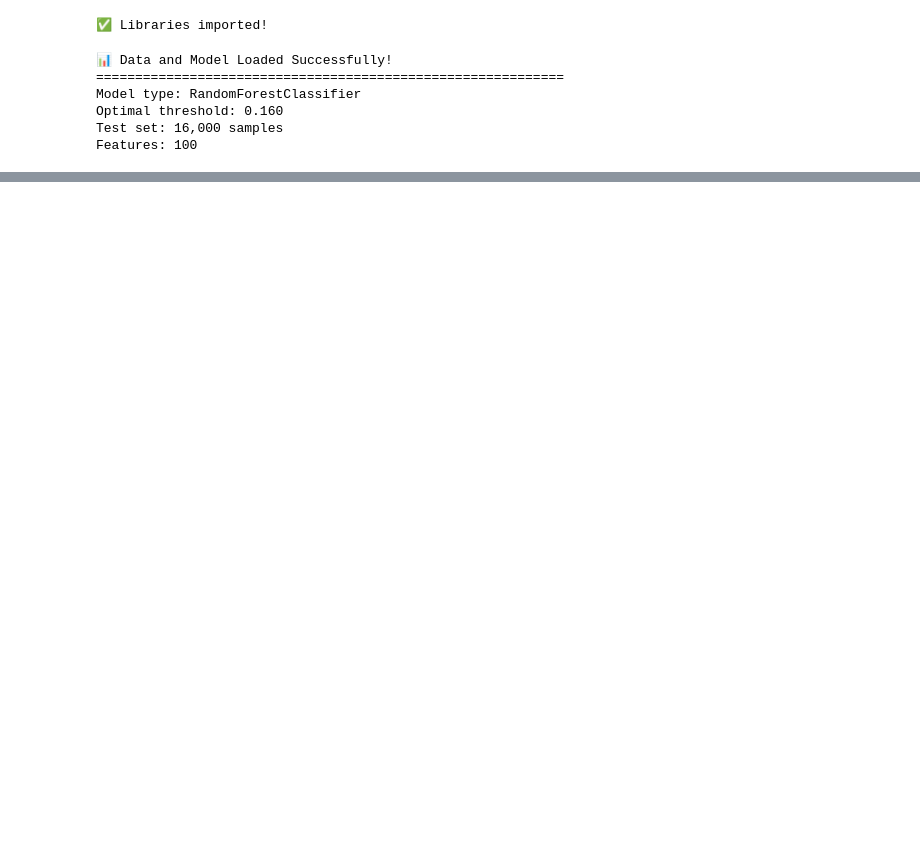
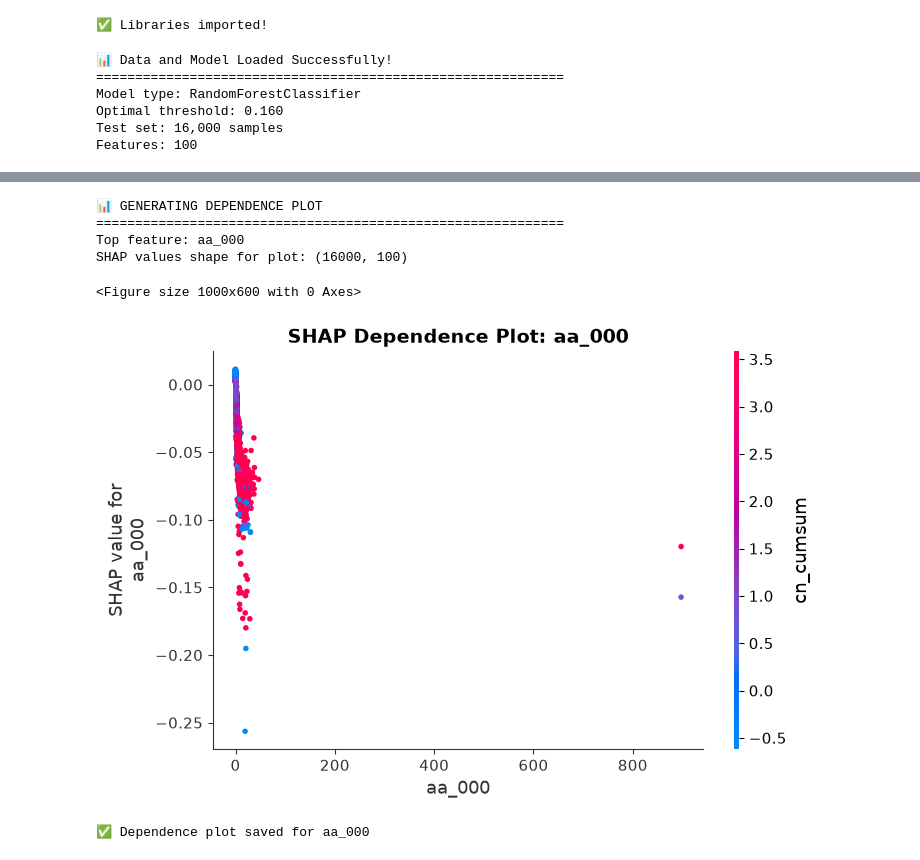
Before and after one commit to AbihaEhtisham/aps-failure-prediction, a Jupyter notebook: notebooks/04_Model_Interpretability.ipynb, the cells around one changed output, grey strips where cells are left out. Cells and saved outputs as stored; diff of their text form; code cells hidden in the pictures; blank space fills up the shorter version.

```diff
--- a/notebooks/04_Model_Interpretability.ipynb
+++ b/notebooks/04_Model_Interpretability.ipynb
@@ -174,0 +437,65 @@ print("\n✅ Feature importance saved!")
+# %%
+# ============================================================================
+# CELL 9: DEPENDENCE PLOT (Robust Version)
+# ============================================================================
+
+print("📊 GENERATING DEPENDENCE PLOT")
+print("="*60)
+
+try:
+    # Get top feature
+    feature_importance = pd.read_csv('../models/feature_importance.csv')
+    top_feature = feature_importance.iloc[0]['Feature']
+    print(f"Top feature: {top_feature}")
+
+    # Check if we have valid SHAP values
+    if shap_values is not None and isinstance(shap_values, np.ndarray):
+        # Ensure shap_values is 2D with correct shape
+        if shap_values.ndim == 3:
+            shap_values_2d = shap_values[:, :, 0]  # Take first class
+        elif shap_values.ndim == 2:
+            shap_values_2d = shap_values
+        else:
+            shap_values_2d = shap_values.reshape(-1, len(feature_names))
+
+        print(f"SHAP values shape for plot: {shap_values_2d.shape}")
+
+        # Create dependence plot
+        plt.figure(figsize=(10, 6))
+        shap.dependence_plot(
+            top_feature,
+            shap_values_2d,
+            X_test,
+            feature_names=feature_names,
+            show=False
+        )
+        plt.title(f'SHAP Dependence Plot: {top_feature}', fontsize=14, fontweight='bold')
+        plt.tight_layout()
+        plt.savefig('../models/dependence_plot.png', dpi=300, bbox_inches='tight')
+        plt.show()
+        print(f"✅ Dependence plot saved for {top_feature}")
+    else:
+        raise ValueError("SHAP values not available")
+
+except Exception as e:
+    print(f"❌ Dependence plot failed: {e}")
+    print("\n⚠️ Skipping dependence plot")
+
+    # Create placeholder
+    plt.figure(figsize=(10, 6))
+    plt.text(0.5, 0.5, 'Dependence Plot Not Available\n(SHAP data format issue)',
+             horizontalalignment='center', verticalalignment='center',
+             transform=plt.gca().transAxes, fontsize=14)
+    plt.title('SHAP Dependence Plot (Not Available)', fontsize=14, fontweight='bold')
+    plt.tight_layout()
+    plt.savefig('../models/dependence_plot.png', dpi=300, bbox_inches='tight')
+    plt.show()
+    print("✅ Placeholder dependence plot saved")
+# %% [output]
+📊 GENERATING DEPENDENCE PLOT
+============================================================
+Top feature: aa_000
+SHAP values shape for plot: (16000, 100)
+<Figure size 1000x600 with 0 Axes>
+[figure, added]
+✅ Dependence plot saved for aa_000
```
Also changed, not shown: parts of 10 cells of this notebook, 10 other files.
